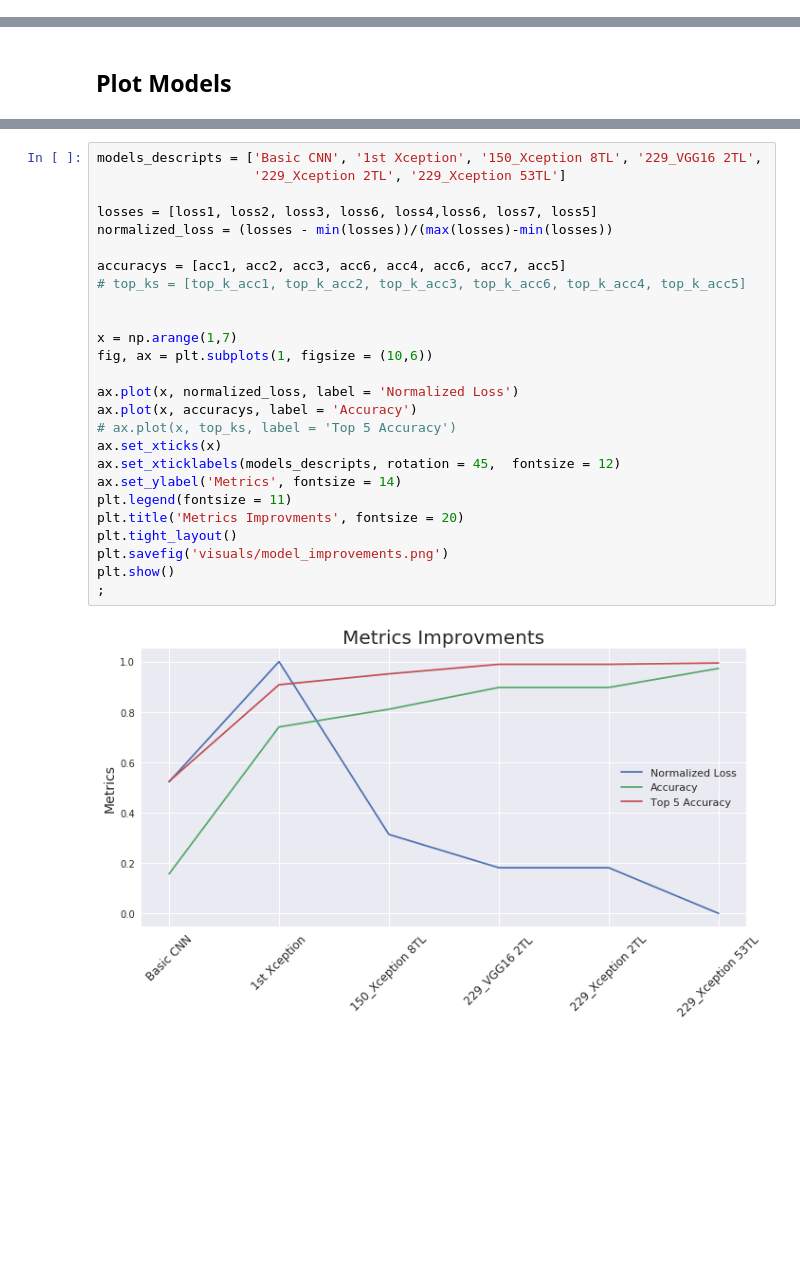
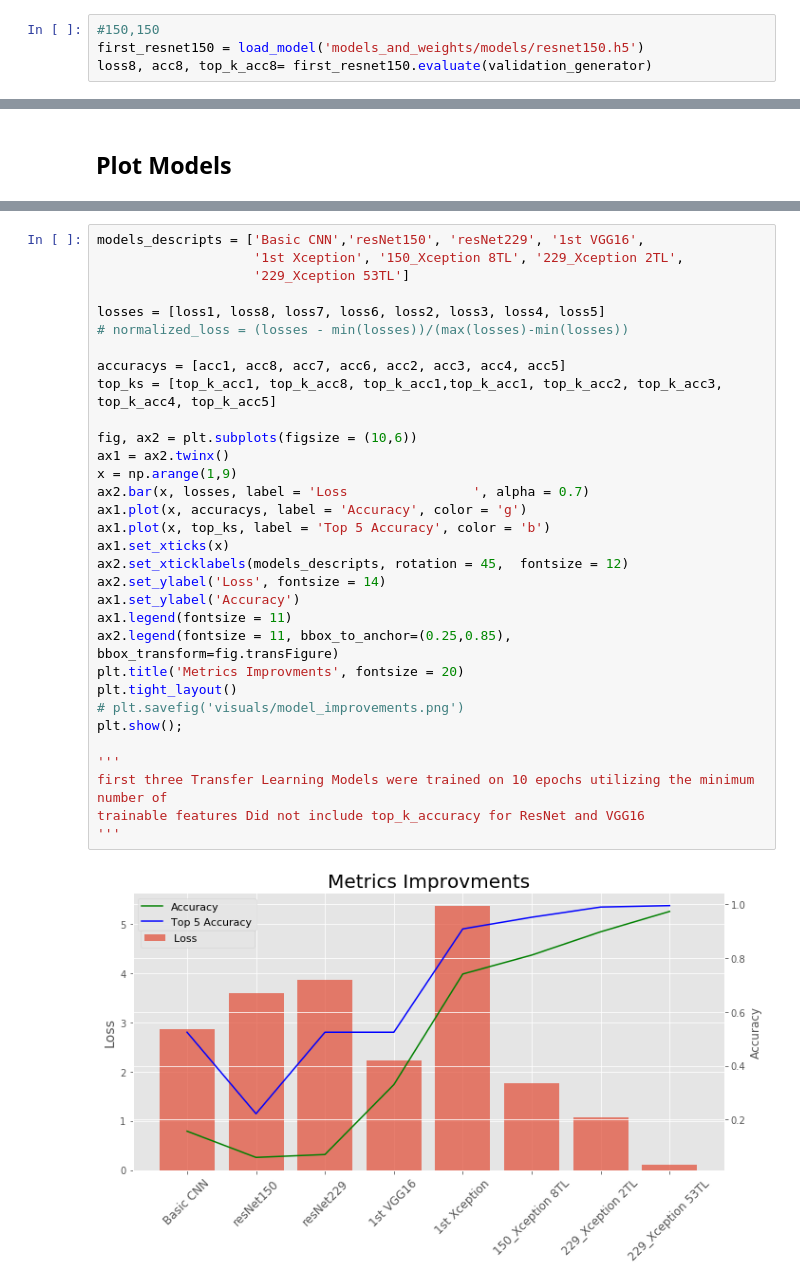
Before and after one commit to hberginc/Who-s_Your_Doggy, a Jupyter notebook: Visualize Predictions.ipynb, the cells around one changed output, grey strips where cells are left out. Saved outputs shown, nothing was run; the diff lists cells and outputs as text; blank space fills up the shorter version.

```diff
--- a/Visualize Predictions.ipynb
+++ b/Visualize Predictions.ipynb
@@ -98,0 +102,4 @@ loss7, acc7= first_resnet.evaluate(validation_generator229)
+# %%
+#150,150
+first_resnet150 = load_model('models_and_weights/models/resnet150.h5')
+loss8, acc8, top_k_acc8= first_resnet150.evaluate(validation_generator)
@@ -101,28 +133,34 @@ loss7, acc7= first_resnet.evaluate(validation_generator229)
 # %%
-models_descripts = ['Basic CNN', '1st Xception', '150_Xception 8TL', '229_VGG16 2TL',
-                    '229_Xception 2TL', '229_Xception 53TL']
+models_descripts = ['Basic CNN','resNet150', 'resNet229', '1st VGG16',
+                    '1st Xception', '150_Xception 8TL', '229_Xception 2TL',
+                    '229_Xception 53TL']
 
-losses = [loss1, loss2, loss3, loss6, loss4,loss6, loss7, loss5]
-normalized_loss = (losses - min(losses))/(max(losses)-min(losses))
+losses = [loss1, loss8, loss7, loss6, loss2, loss3, loss4, loss5]
+# normalized_loss = (losses - min(losses))/(max(losses)-min(losses))
 
-accuracys = [acc1, acc2, acc3, acc6, acc4, acc6, acc7, acc5]
-# top_ks = [top_k_acc1, top_k_acc2, top_k_acc3, top_k_acc6, top_k_acc4, top_k_acc5]
+accuracys = [acc1, acc8, acc7, acc6, acc2, acc3, acc4, acc5]
+top_ks = [top_k_acc1, top_k_acc8, top_k_acc1,top_k_acc1, top_k_acc2, top_k_acc3, top_k_acc4, top_k_acc5]
 
-
-x = np.arange(1,7)
-fig, ax = plt.subplots(1, figsize = (10,6))
-
-ax.plot(x, normalized_loss, label = 'Normalized Loss')
-ax.plot(x, accuracys, label = 'Accuracy')
-# ax.plot(x, top_ks, label = 'Top 5 Accuracy')
-ax.set_xticks(x)
-ax.set_xticklabels(models_descripts, rotation = 45,  fontsize = 12)
-ax.set_ylabel('Metrics', fontsize = 14)
-plt.legend(fontsize = 11)
+fig, ax2 = plt.subplots(figsize = (10,6))
+ax1 = ax2.twinx()
+x = np.arange(1,9)
+ax2.bar(x, losses, label = 'Loss                ', alpha = 0.7)
+ax1.plot(x, accuracys, label = 'Accuracy', color = 'g')
+ax1.plot(x, top_ks, label = 'Top 5 Accuracy', color = 'b')
+ax1.set_xticks(x)
+ax2.set_xticklabels(models_descripts, rotation = 45,  fontsize = 12)
+ax2.set_ylabel('Loss', fontsize = 14)
+ax1.set_ylabel('Accuracy')
+ax1.legend(fontsize = 11)
+ax2.legend(fontsize = 11, bbox_to_anchor=(0.25,0.85),  bbox_transform=fig.transFigure)
 plt.title('Metrics Improvments', fontsize = 20)
 plt.tight_layout()
-plt.savefig('visuals/model_improvements.png')
-plt.show()
-;
+# plt.savefig('visuals/model_improvements.png')
+plt.show();
+
+'''
+first three Transfer Learning Models were trained on 10 epochs utilizing the minimum number of
+trainable features Did not include top_k_accuracy for ResNet and VGG16
+'''
 # %% [output]
-[figure, old version]
+[figure, new version]
```
Also changed, not shown: parts of 52 cells of this notebook, 37 other files.
